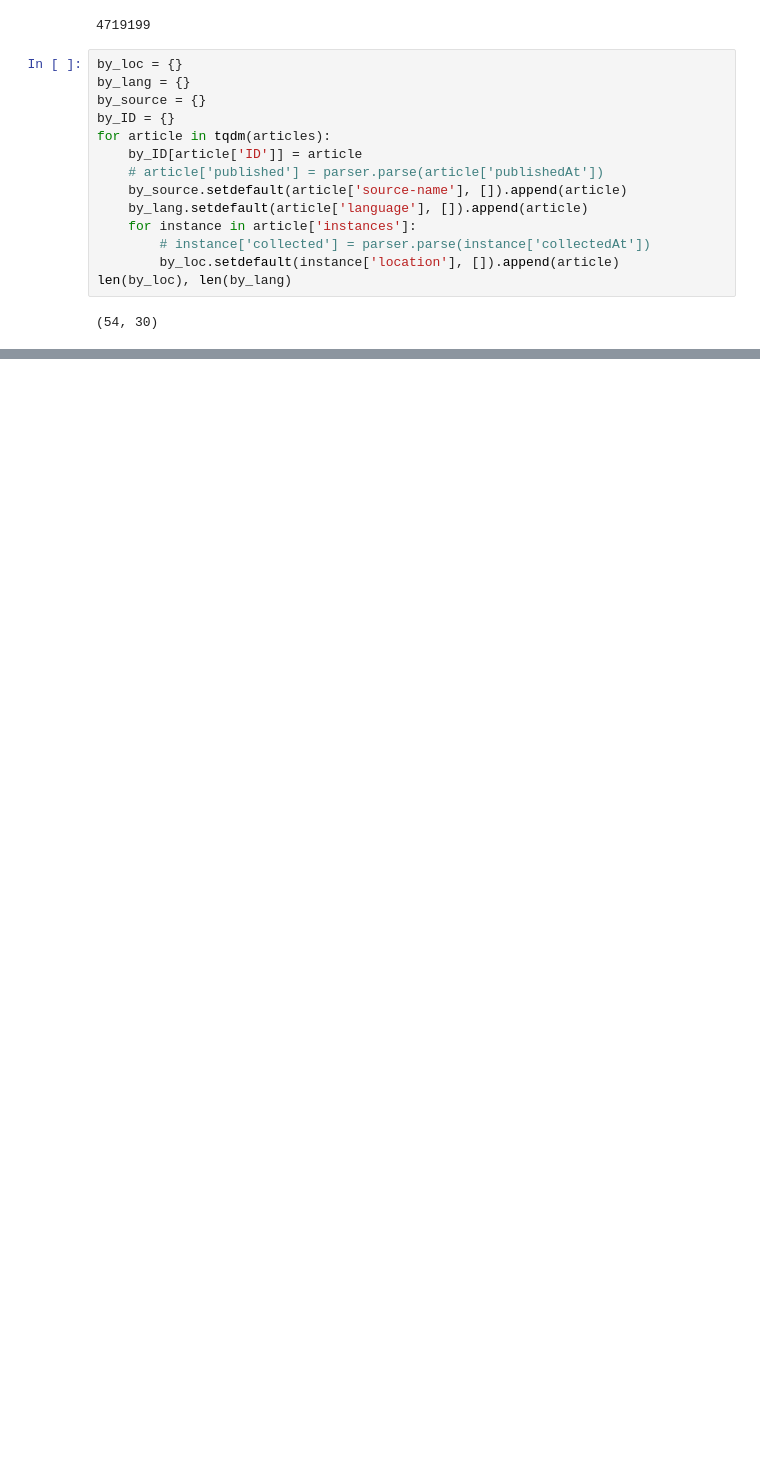
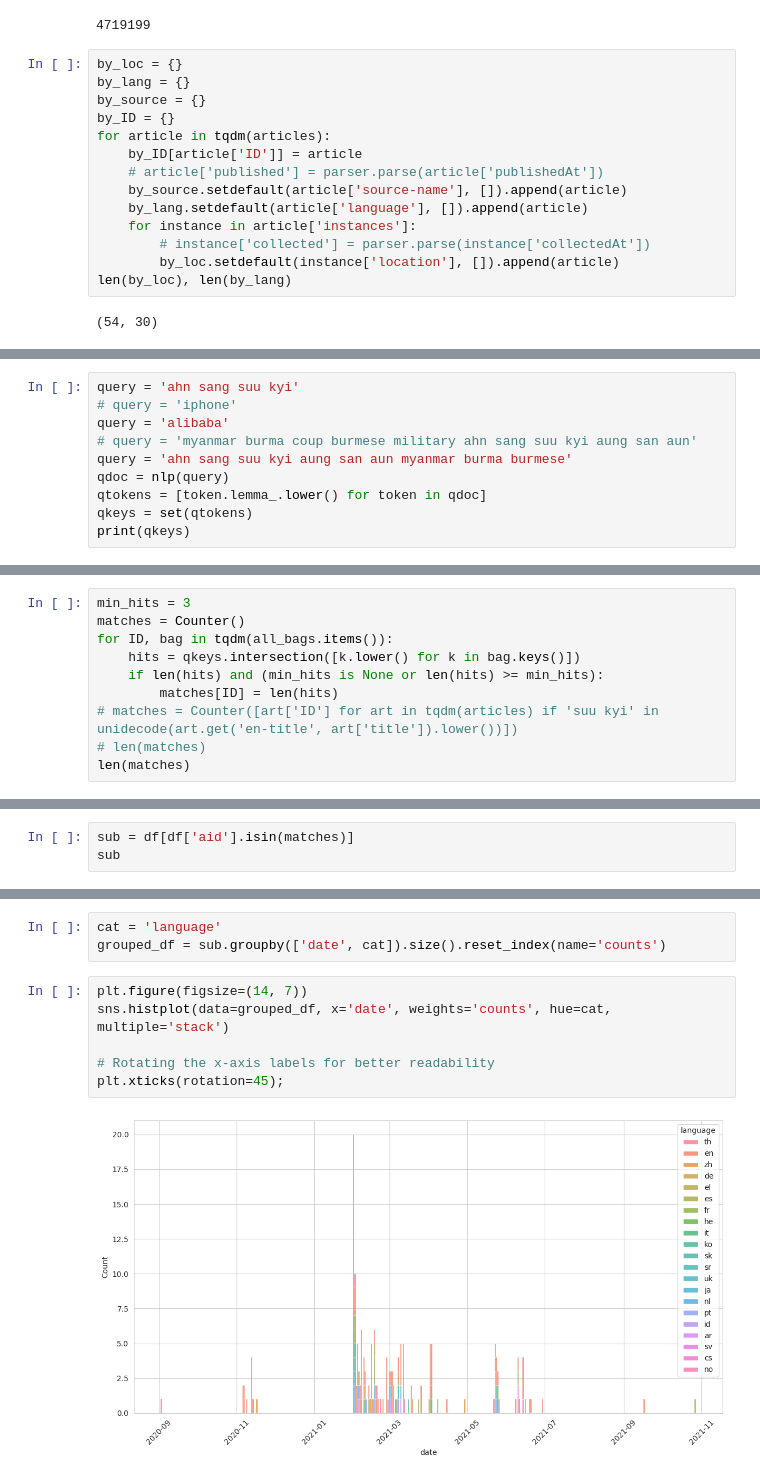
Before and after one commit to felixludos/babel-briefings, a Jupyter notebook: notebooks/keyword.ipynb, the cells around one changed output, grey strips where cells are left out. Cells and saved outputs as stored; diff of their text form; blank space fills up the shorter version.

```diff
--- a/notebooks/keyword.ipynb
+++ b/notebooks/keyword.ipynb
@@ -813,0 +173,10 @@ Group 2: ['positive reviews']
+# %%
+query = 'ahn sang suu kyi'
+# query = 'iphone'
+query = 'alibaba'
+# query = 'myanmar burma coup burmese military ahn sang suu kyi aung san aun'
+query = 'ahn sang suu kyi aung san aun myanmar burma burmese'
+qdoc = nlp(query)
+qtokens = [token.lemma_.lower() for token in qdoc]
+qkeys = set(qtokens)
+print(qkeys)
@@ -813,0 +185,10 @@ Group 2: ['positive reviews']
+# %%
+min_hits = 3
+matches = Counter()
+for ID, bag in tqdm(all_bags.items()):
+	hits = qkeys.intersection([k.lower() for k in bag.keys()])
+	if len(hits) and (min_hits is None or len(hits) >= min_hits):
+		matches[ID] = len(hits)
+# matches = Counter([art['ID'] for art in tqdm(articles) if 'suu kyi' in unidecode(art.get('en-title', art['title']).lower())])
+# len(matches)
+len(matches)
@@ -813,0 +197,3 @@ Group 2: ['positive reviews']
+# %%
+sub = df[df['aid'].isin(matches)]
+sub
@@ -813,0 +214,11 @@ Group 2: ['positive reviews']
+# %%
+cat = 'language'
+grouped_df = sub.groupby(['date', cat]).size().reset_index(name='counts')
+# %%
+plt.figure(figsize=(14, 7))
+sns.histplot(data=grouped_df, x='date', weights='counts', hue=cat, multiple='stack')
+
+# Rotating the x-axis labels for better readability
+plt.xticks(rotation=45);
+# %% [output]
+[figure, added]
```
Also changed, not shown: parts of 82 cells of this notebook, 1 other file.
